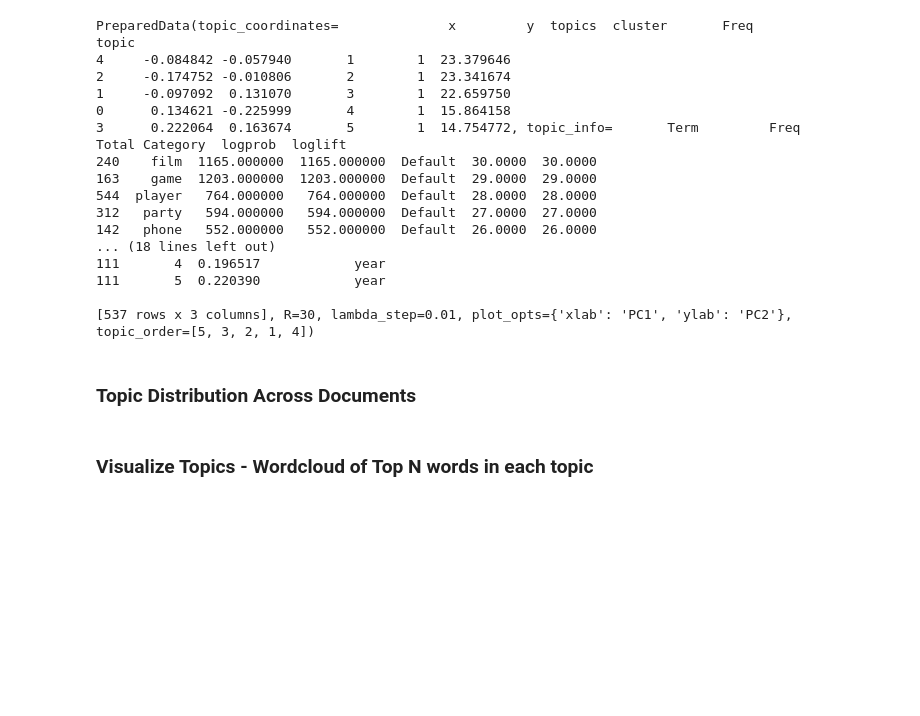
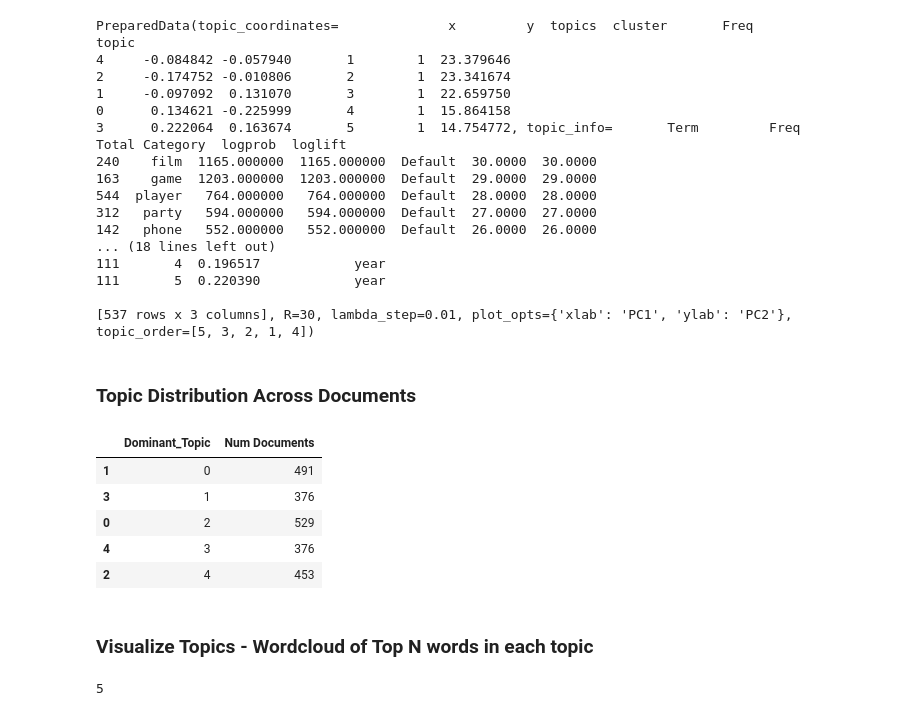
Before and after one commit to rdebullain/natural_language_processing, a Jupyter notebook: notebooks/tutorial_topic_modeling.ipynb, the cells around one changed output. Saved outputs shown, nothing was run; the diff lists cells and outputs as text; code cells hidden in the pictures; blank space fills up the shorter version.

```diff
--- a/notebooks/tutorial_topic_modeling.ipynb
+++ b/notebooks/tutorial_topic_modeling.ipynb
@@ -337,5 +337,38 @@ def format_topics_sentences(ldamodel=None, corpus=corpus, texts=data):
     return sent_topics_df
 # %%
 df_topic_sents_keywords = format_topics_sentences(ldamodel=lda_model_final, corpus=corpus, texts=data)
+# %%
+df_topic_distribution = df_topic_sents_keywords['Dominant_Topic'].value_counts().reset_index(name="Num Documents")
+df_topic_distribution.columns = ['Dominant_Topic', 'Num Documents']
+df_topic_distribution.sort_values('Dominant_Topic')
+# %% [output]
+|  | Dominant_Topic | Num Documents |
+| 1 | 0 | 491 |
+| 3 | 1 | 376 |
+| 0 | 2 | 529 |
+| 4 | 3 | 376 |
+| 2 | 4 | 453 |
 # %% [markdown]
 ### Visualize Topics - Wordcloud of Top N words in each topic
+# %%
+# Wordcloud of Top N words in each topic
+import wordcloud
+from matplotlib import pyplot as plt
+from wordcloud import WordCloud, STOPWORDS
+import matplotlib.colors as mcolors
+
+cols = [color for name, color in mcolors.TABLEAU_COLORS.items()]  # more colors: 'mcolors.XKCD_COLORS'
+
+cloud = WordCloud(stopwords=stop_words,
+                  background_color='white',
+                  width=2500,
+                  height=2800,
+                  max_words=15,
+                  colormap='tab10',
+                  color_func=lambda *args, **kwargs: cols[i],
+                  prefer_horizontal=1.0)
+
+topics = lda_model_final.show_topics(formatted=False)
+len(topics)
+# %% [output]
+5
```
Also changed, not shown: parts of 1 cell of this notebook.
